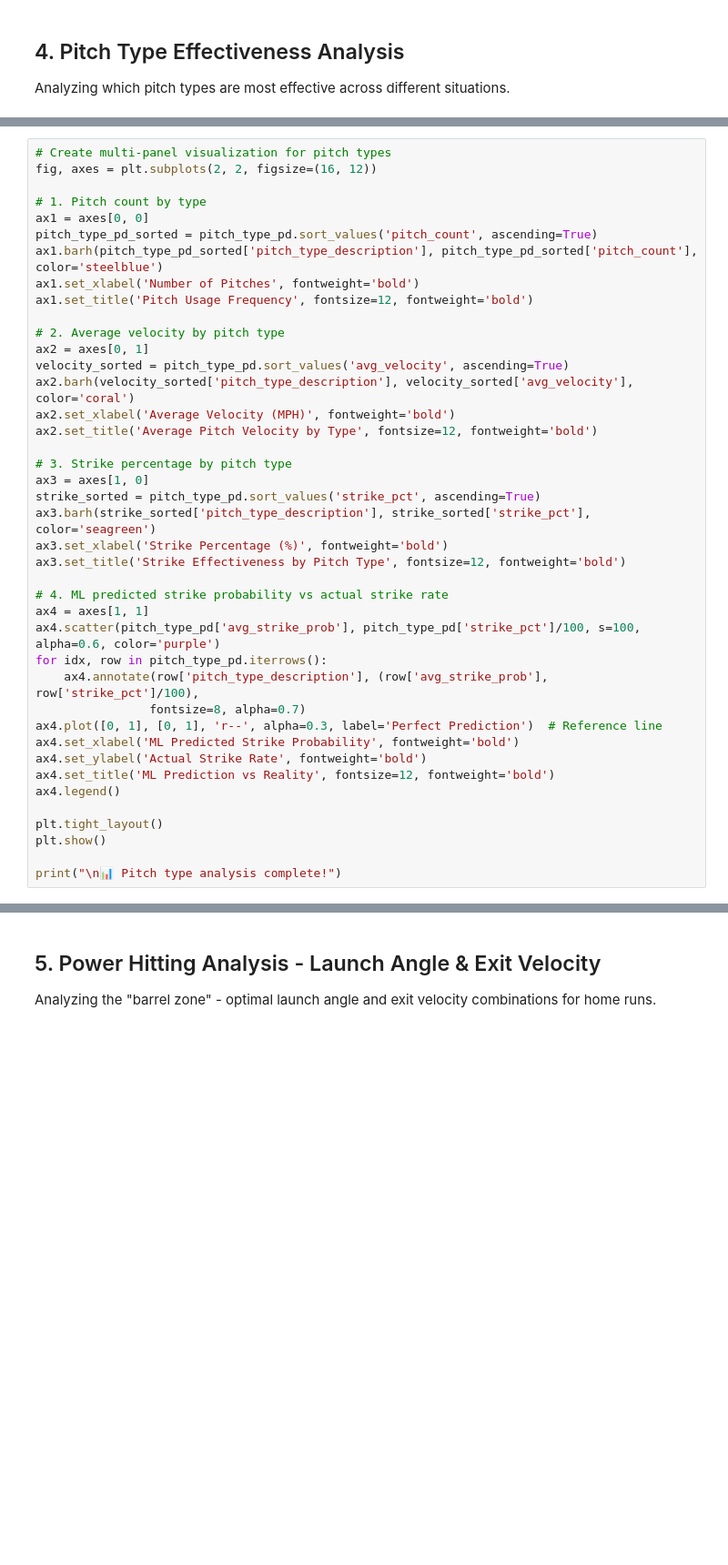
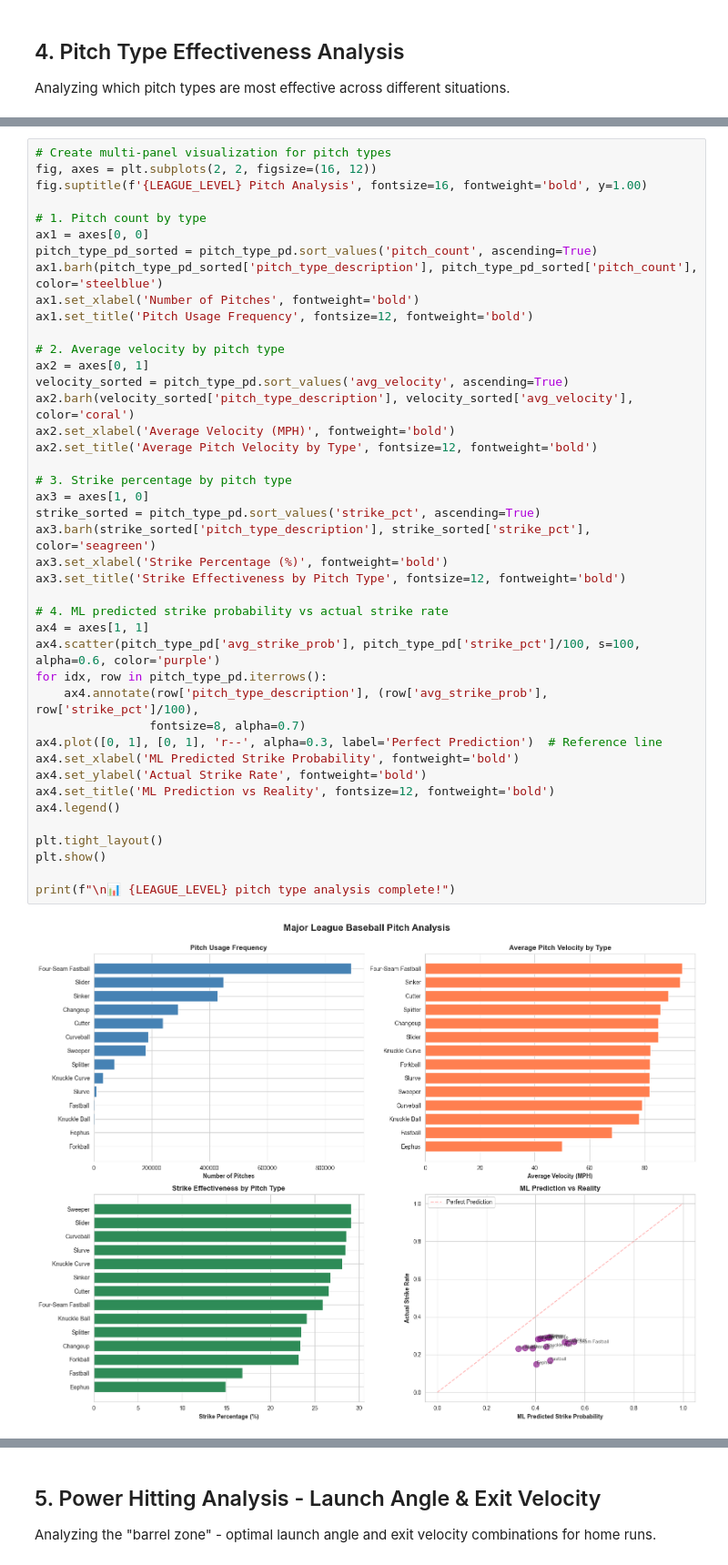
Before and after one commit to achelm15/databricks_demos, a Jupyter notebook: MLB GUMBO E2E/08-external-access.ipynb, the cells around one changed output, grey strips where cells are left out. Shown at 91% size. Cells and saved outputs as stored; diff of their text form; blank space fills up the shorter version.

```diff
--- a/MLB GUMBO E2E/08-external-access.ipynb
+++ b/MLB GUMBO E2E/08-external-access.ipynb
@@ -277,6 +341,7 @@ print(pitch_type_pd.to_string(index=False))
 # %%
 # Create multi-panel visualization for pitch types
 fig, axes = plt.subplots(2, 2, figsize=(16, 12))
+fig.suptitle(f'{LEAGUE_LEVEL} Pitch Analysis', fontsize=16, fontweight='bold', y=1.00)
 
 # 1. Pitch count by type
 ax1 = axes[0, 0]
@@ -287,31 +352,33 @@ ax1.set_title('Pitch Usage Frequency', fontsize=12, fontweight='bold')
 
 # 2. Average velocity by pitch type
 ax2 = axes[0, 1]
 velocity_sorted = pitch_type_pd.sort_values('avg_velocity', ascending=True)
 ax2.barh(velocity_sorted['pitch_type_description'], velocity_sorted['avg_velocity'], color='coral')
 ax2.set_xlabel('Average Velocity (MPH)', fontweight='bold')
 ax2.set_title('Average Pitch Velocity by Type', fontsize=12, fontweight='bold')
 
 # 3. Strike percentage by pitch type
 ax3 = axes[1, 0]
 strike_sorted = pitch_type_pd.sort_values('strike_pct', ascending=True)
 ax3.barh(strike_sorted['pitch_type_description'], strike_sorted['strike_pct'], color='seagreen')
 ax3.set_xlabel('Strike Percentage (%)', fontweight='bold')
 ax3.set_title('Strike Effectiveness by Pitch Type', fontsize=12, fontweight='bold')
 
 # 4. ML predicted strike probability vs actual strike rate
 ax4 = axes[1, 1]
 ax4.scatter(pitch_type_pd['avg_strike_prob'], pitch_type_pd['strike_pct']/100, s=100, alpha=0.6, color='purple')
 for idx, row in pitch_type_pd.iterrows():
     ax4.annotate(row['pitch_type_description'], (row['avg_strike_prob'], row['strike_pct']/100),
                 fontsize=8, alpha=0.7)
 ax4.plot([0, 1], [0, 1], 'r--', alpha=0.3, label='Perfect Prediction')  # Reference line
 ax4.set_xlabel('ML Predicted Strike Probability', fontweight='bold')
 ax4.set_ylabel('Actual Strike Rate', fontweight='bold')
 ax4.set_title('ML Prediction vs Reality', fontsize=12, fontweight='bold')
 ax4.legend()
 
 plt.tight_layout()
 plt.show()
 
-print("\n📊 Pitch type analysis complete!")
+print(f"\n📊 {LEAGUE_LEVEL} pitch type analysis complete!")
+# %% [output]
+[figure, added]
```
Also changed, not shown: parts of 15 cells of this notebook, 1 other file.
